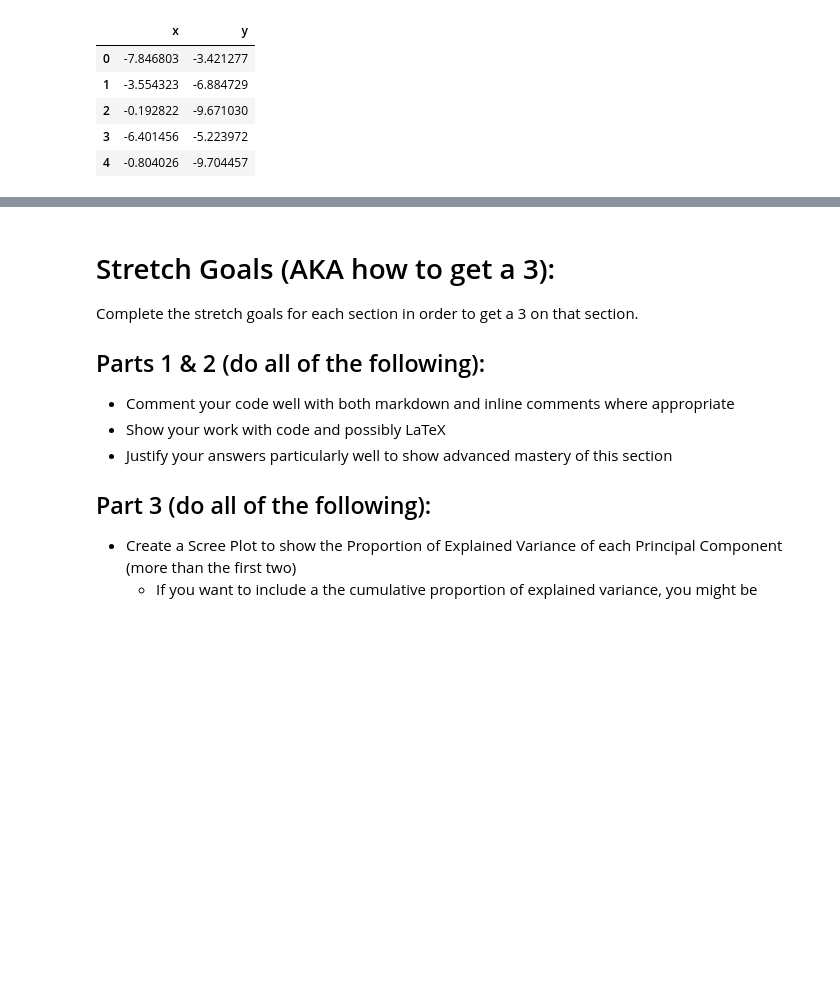
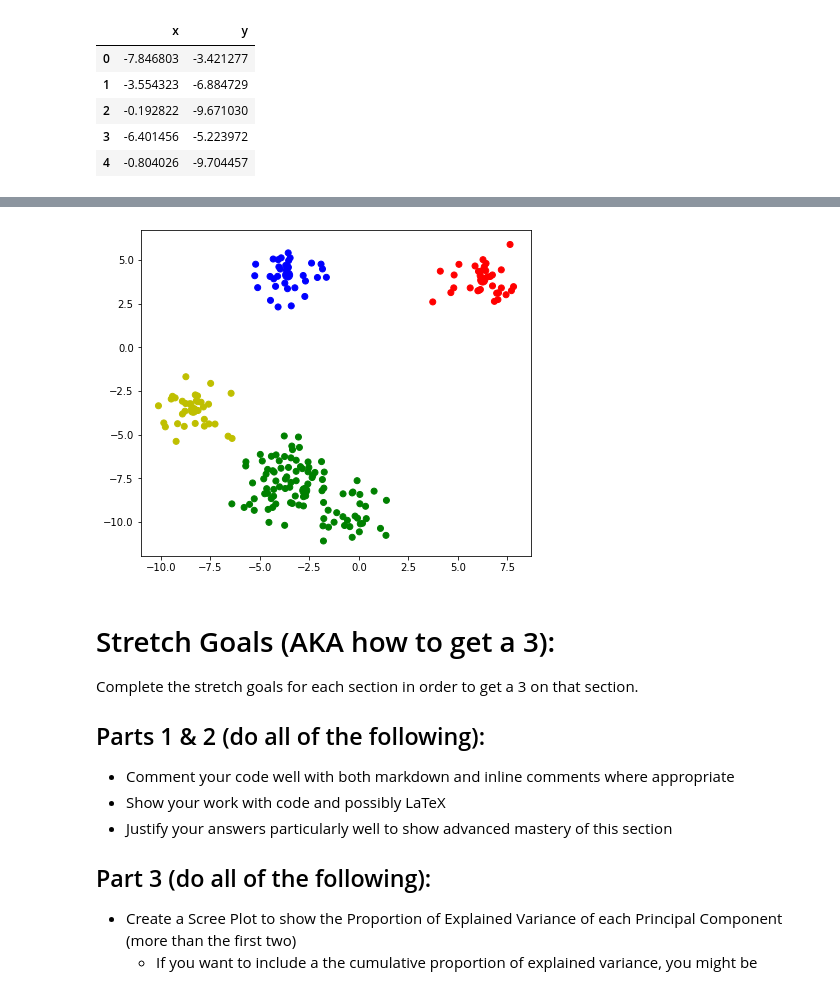
Before and after one commit to bofori-tech/DS-Unit-1-Sprint-3-Linear-Algebra, a Jupyter notebook: DS_Unit_1_Sprint_Challenge_3_Linear_Algebra.ipynb, the cells around one changed output, grey strips where cells are left out. Drawn from its saved outputs; the diff is of its cells as text; code cells hidden in the pictures; blank space fills up the shorter version.

```diff
--- a/DS_Unit_1_Sprint_Challenge_3_Linear_Algebra.ipynb
+++ b/DS_Unit_1_Sprint_Challenge_3_Linear_Algebra.ipynb
@@ -364,0 +344,5 @@ plt.scatter(x=df['x'], y=df['y'], c=df['label']);
+# %%
+# Assign clusters back to our dataframe
+new_series = pd.Series(labels)
+points['cluster'] = pd.Series(model.labels_)
+points.head()
@@ -364,0 +356,7 @@ plt.scatter(x=df['x'], y=df['y'], c=df['label']);
+# %%
+# Get our centroids
+centroids    =  model.cluster_centers_
+# %%
+# turn them into a dataframe
+cc  =  pd.DataFrame(centroids)
+cc.head()
@@ -365,3 +369,15 @@ plt.scatter(x=df['x'], y=df['y'], c=df['label']);
+# %%
+# Setup some colors for plotting
+base_colors  =  ['r', 'g', 'b','y']
+colors       =  [base_colors[centroid] for centroid in model.labels_]
+# %%
+
+# Plot the scatter of our points with calculated centroids
+fig, ax =  plt.subplots(figsize=(7,6))
+ax.scatter(points.x, points.y, c=colors)
+ax.scatter(cc[0], cc[1], c=base_colors, s=100);
+# %% [output]
+[figure, added]
 # %% [markdown]
 # Stretch Goals (AKA how to get a 3):
 
```
Also changed, not shown: parts of 18 cells of this notebook.
